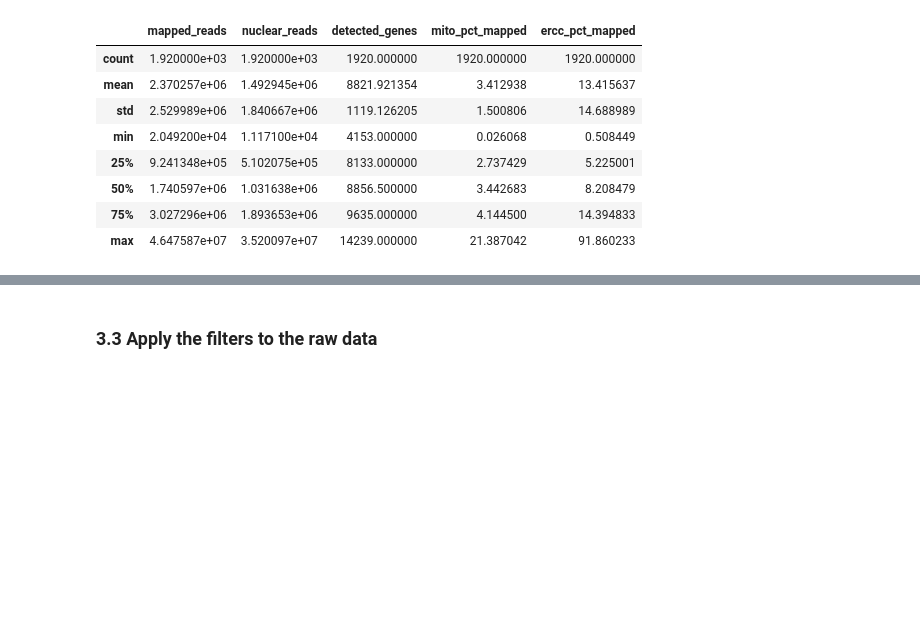
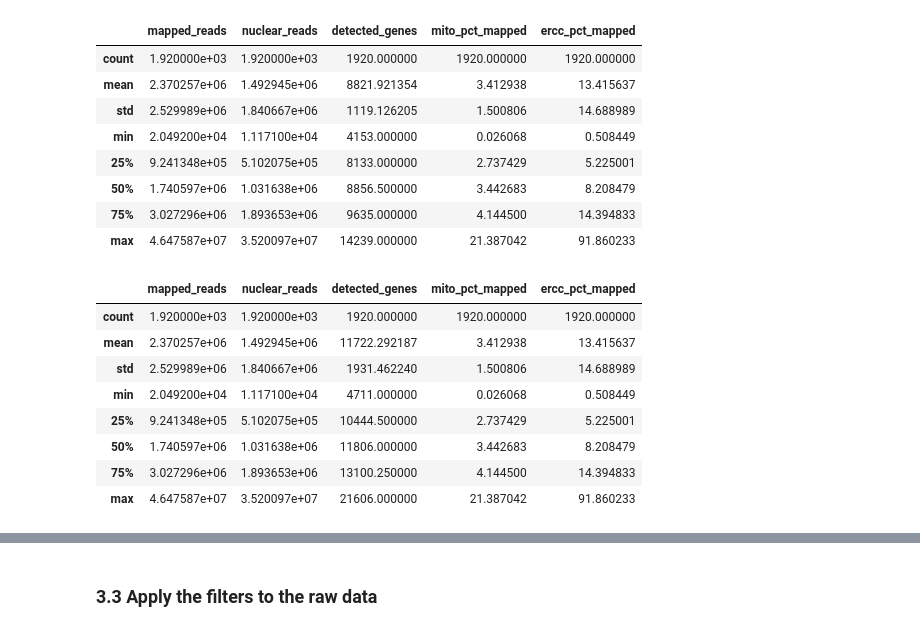
Before and after one commit to erenkumak/Computational-Systems-Biology-of-Cancer---Project-, a Jupyter notebook: QC_programms/QC_analysis_Nestorowa.ipynb, the cells around one changed output, grey strips where cells are left out. Saved outputs shown, nothing was run; the diff lists cells and outputs as text; code cells hidden in the pictures; blank space fills up the shorter version.

```diff
--- a/QC_programms/QC_analysis_Nestorowa.ipynb
+++ b/QC_programms/QC_analysis_Nestorowa.ipynb
@@ -195,3 +183,49 @@ qc[["mapped_reads", "nuclear_reads", "detected_genes", "mito_pct_mapped", "ercc_
 | 50% | 1.740597e+06 | 1.031638e+06 | 8856.500000 | 3.442683 | 8.208479 |
 | 75% | 3.027296e+06 | 1.893653e+06 | 9635.000000 | 4.144500 | 14.394833 |
 | max | 4.647587e+07 | 3.520097e+07 | 14239.000000 | 21.387042 | 91.860233 |
+# %%
+def get_htseq_row(row_name):
+    if row_name in htseq_counts.index:
+        return htseq_counts.loc[row_name].values
+    return np.zeros(raw_counts.shape[1])
+
+raw_total_reads = raw_counts.sum(axis=0)
+not_aligned = get_htseq_row("__not_aligned")
+mapped_reads = raw_total_reads - not_aligned
+
+nuclear_reads = raw_counts.loc[is_nuclear_full].sum(axis=0)
+mitochondrial_reads = raw_counts.loc[is_mito_full].sum(axis=0)
+ercc_reads = ercc_counts.sum(axis=0)
+assigned_feature_reads = endogenous_counts.sum(axis=0) + ercc_reads
+
+# Number of non null genes (detected genes) for protein coding genes
+detected_genes = (endogenous_counts > 0).sum(axis=0)
+
+mito_pct_mapped = 100 * mitochondrial_reads / mapped_reads
+ercc_pct_mapped = 100 * ercc_reads / mapped_reads
+
+qc = pd.DataFrame({
+    'cell': raw_counts.columns,
+    'raw_total_reads': raw_total_reads,
+    'mapped_reads': mapped_reads,
+    'assigned_feature_reads': assigned_feature_reads,
+    'nuclear_reads': nuclear_reads,
+    'detected_genes': detected_genes,
+    'mitochondrial_reads': mitochondrial_reads,
+    'ercc_reads': ercc_reads,
+    'mito_pct_mapped': mito_pct_mapped,
+    'ercc_pct_mapped': ercc_pct_mapped
+})
+
+# Stastistical summary of QC metrics
+qc[["mapped_reads", "nuclear_reads", "detected_genes", "mito_pct_mapped", "ercc_pct_mapped"]].describe()
+# %% [output]
+|  | mapped_reads | nuclear_reads | detected_genes | mito_pct_mapped | ercc_pct_mapped |
+| count | 1.920000e+03 | 1.920000e+03 | 1920.000000 | 1920.000000 | 1920.000000 |
+| mean | 2.370257e+06 | 1.492945e+06 | 11722.292187 | 3.412938 | 13.415637 |
+| std | 2.529989e+06 | 1.840667e+06 | 1931.462240 | 1.500806 | 14.688989 |
+| min | 2.049200e+04 | 1.117100e+04 | 4711.000000 | 0.026068 | 0.508449 |
+| 25% | 9.241348e+05 | 5.102075e+05 | 10444.500000 | 2.737429 | 5.225001 |
+| 50% | 1.740597e+06 | 1.031638e+06 | 11806.000000 | 3.442683 | 8.208479 |
+| 75% | 3.027296e+06 | 1.893653e+06 | 13100.250000 | 4.144500 | 14.394833 |
+| max | 4.647587e+07 | 3.520097e+07 | 21606.000000 | 21.387042 | 91.860233 |
```
Also changed, not shown: parts of 3 cells of this notebook, 3 other files.
